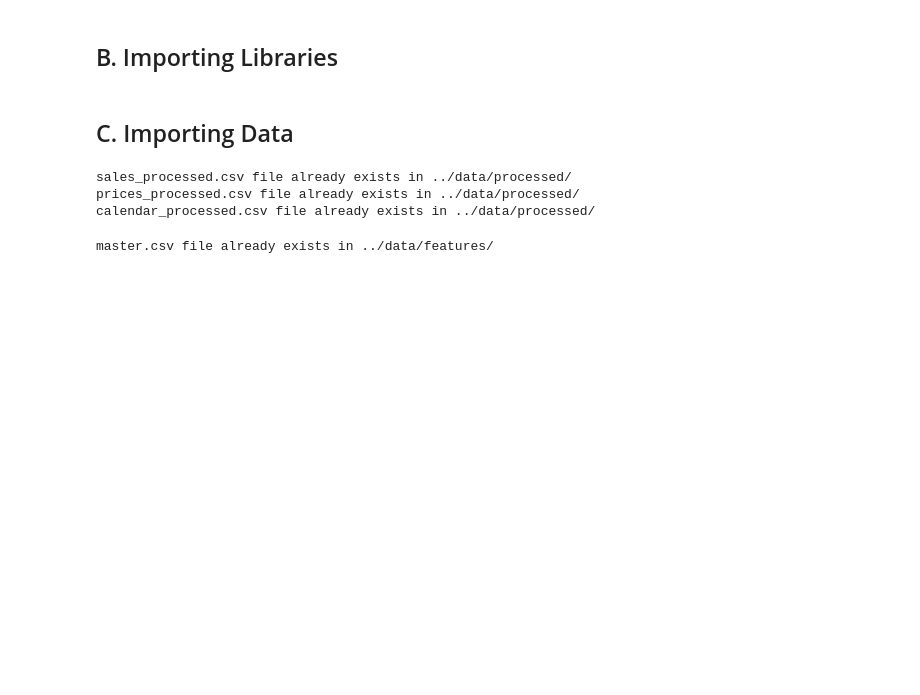
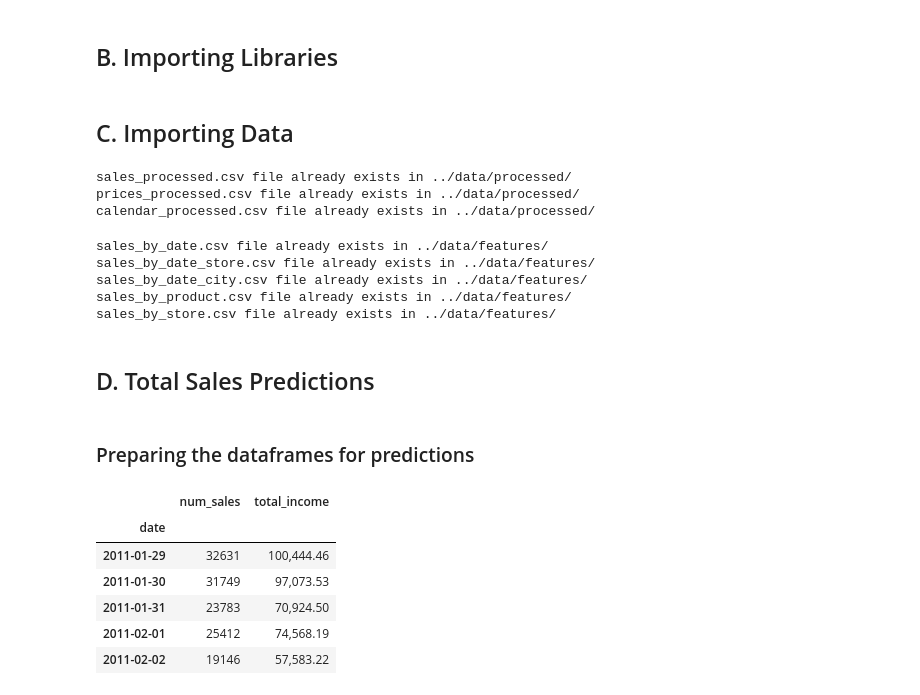
Before and after one commit to Maycas/DS-Market, a Jupyter notebook: 3 - Sales forecast/Sales forecast.ipynb, the cells around one changed output. Drawn from its saved outputs; the diff is of its cells as text; code cells hidden in the pictures; blank space fills up the shorter version.

```diff
--- a/3 - Sales forecast/Sales forecast.ipynb
+++ b/3 - Sales forecast/Sales forecast.ipynb
@@ -65,12 +70,14 @@ sales_processed.csv file already exists in ../data/processed/
 prices_processed.csv file already exists in ../data/processed/
 calendar_processed.csv file already exists in ../data/processed/
 # %%
-# downloading the feature file from gdrive
+# downloading the feature files from gdrive
 directory = '../data/features/'
 urls = [
     {'filename': 'sales_by_date.csv', 'url': 'https://drive.google.com/file/d/1JMy2pJUp7DscjnY3_vhCNM7NZk9Th4i9/view?usp=sharing'},
     {'filename': 'sales_by_date_store.csv', 'url': 'https://drive.google.com/file/d/17Na9Eyj_NUGt9Uial1Oepwn8neUTXMmp/view?usp=sharing'},
     {'filename': 'sales_by_date_city.csv', 'url': 'https://drive.google.com/file/d/1Psykw5DZ7JfQkHYcajVW2ZlcaYoj2rmd/view?usp=sharing'},
+    {'filename': 'sales_by_product.csv', 'url': 'https://drive.google.com/file/d/1bayt13OJ8NFjfYkscPac6J2HiuyrSqEK/view?usp=sharing'},
+    {'filename': 'sales_by_store.csv', 'url': 'https://drive.google.com/file/d/1XC1znbqRNCDSWLkl22HHXgxs3dzFVUVU/view?usp=sharing'}
 ]
 
 file_management.download_files_from_url(urls, directory)
@@ -78,5 +85,25 @@ file_management.download_files_from_url(urls, directory)
 sales_by_date = pd.read_csv(directory + 'sales_by_date.csv', index_col = 0)
 sales_by_date_store = pd.read_csv(directory + 'sales_by_date_store.csv', index_col = 0)
 sales_by_date_city = pd.read_csv(directory + 'sales_by_date_city.csv', index_col = 0)
+sales_by_product = pd.read_csv(directory + 'sales_by_product.csv', index_col = 0)
+sales_by_store = pd.read_csv(directory + 'sales_by_store.csv', index_col = 0)
 # %% [output]
-master.csv file already exists in ../data/features/
+sales_by_date.csv file already exists in ../data/features/
+sales_by_date_store.csv file already exists in ../data/features/
+sales_by_date_city.csv file already exists in ../data/features/
+sales_by_product.csv file already exists in ../data/features/
+sales_by_store.csv file already exists in ../data/features/
+# %% [markdown]
+## D. Total Sales Predictions <a class="anchor" id="sales_pred"></a>
+# %% [markdown]
+### Preparing the dataframes for predictions
+# %%
+sales_by_date.head(5)
+# %% [output]
+|  | num_sales | total_income |
+| date |  |  |
+| 2011-01-29 | 32631 | 100,444.46 |
+| 2011-01-30 | 31749 | 97,073.53 |
+| 2011-01-31 | 23783 | 70,924.50 |
+| 2011-02-01 | 25412 | 74,568.19 |
+| 2011-02-02 | 19146 | 57,583.22 |
```
Also changed, not shown: parts of 13 cells of this notebook, 1 other file.
